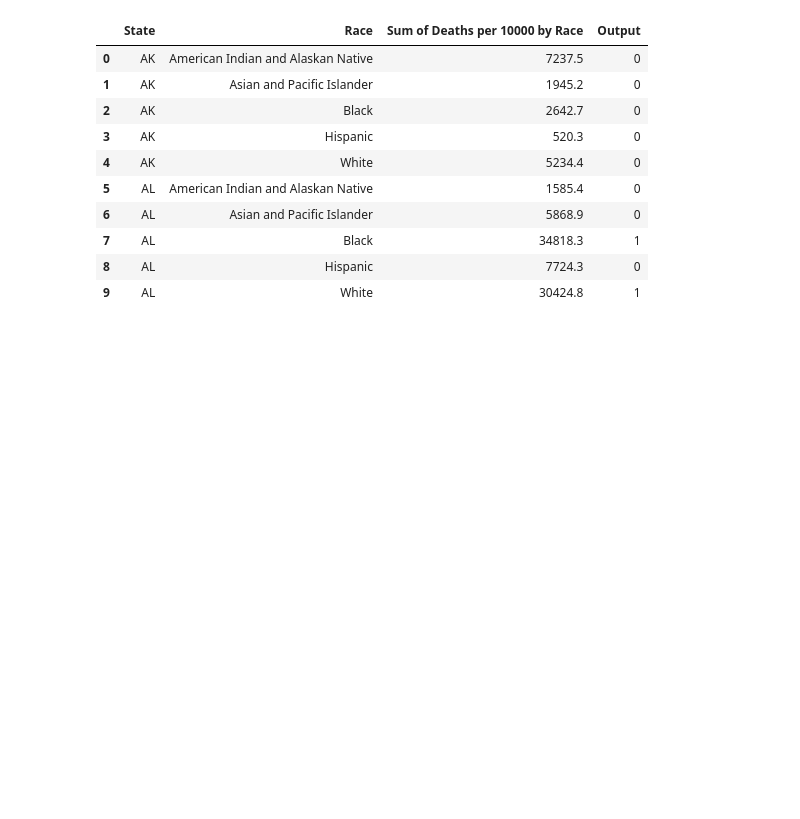
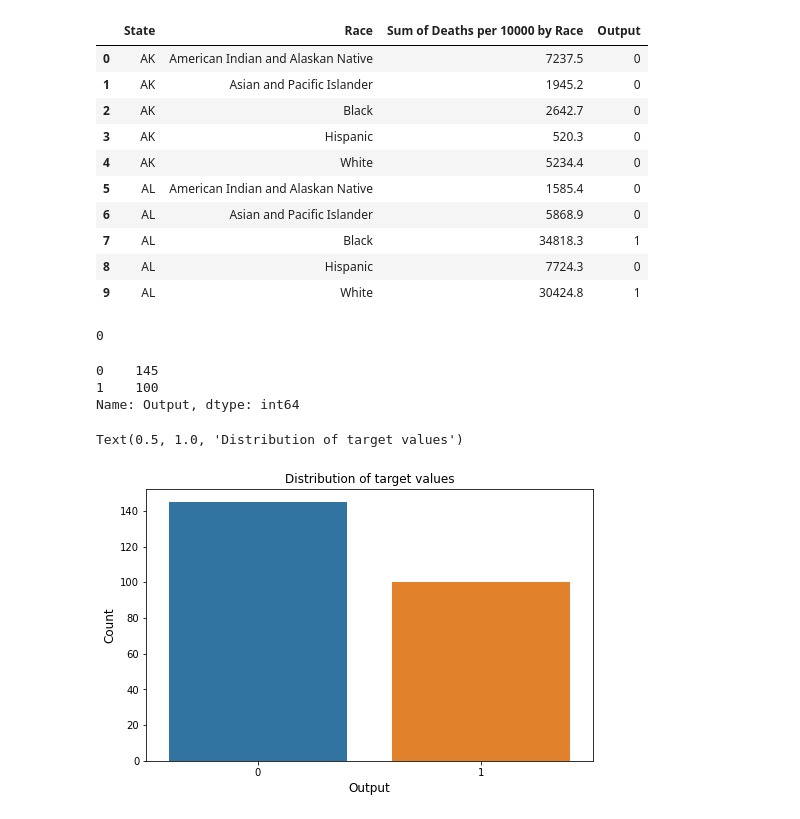
Before and after one commit to uic-cs418/cs418-spring22-quiz-gods, a Jupyter notebook: MLmodel2.ipynb, the cells around one changed output. Drawn from its saved outputs; the diff is of its cells as text; code cells hidden in the pictures; blank space fills up the shorter version.

```diff
--- a/MLmodel2.ipynb
+++ b/MLmodel2.ipynb
@@ -50,0 +54,19 @@ memory usage: 7.8+ KB
+# %%
+heartML2.drop_duplicates(inplace=True)
+print(sum(heartML2.duplicated()))
+# %% [output]
+0
+# %%
+# barplot
+print(heartML2['Output'].value_counts())
+plt.figure(figsize = (8, 5))
+sns.countplot(x = heartML2['Output'])
+plt.xlabel("Output", size = 12)
+plt.ylabel("Count", size = 12)
+plt.title("Distribution of target values", size = 12)
+# %% [output]
+0    145
+1    100
+Name: Output, dtype: int64
+Text(0.5, 1.0, 'Distribution of target values')
+[figure, added]
```
Also changed, not shown: parts of 5 cells of this notebook, 1 other file.
